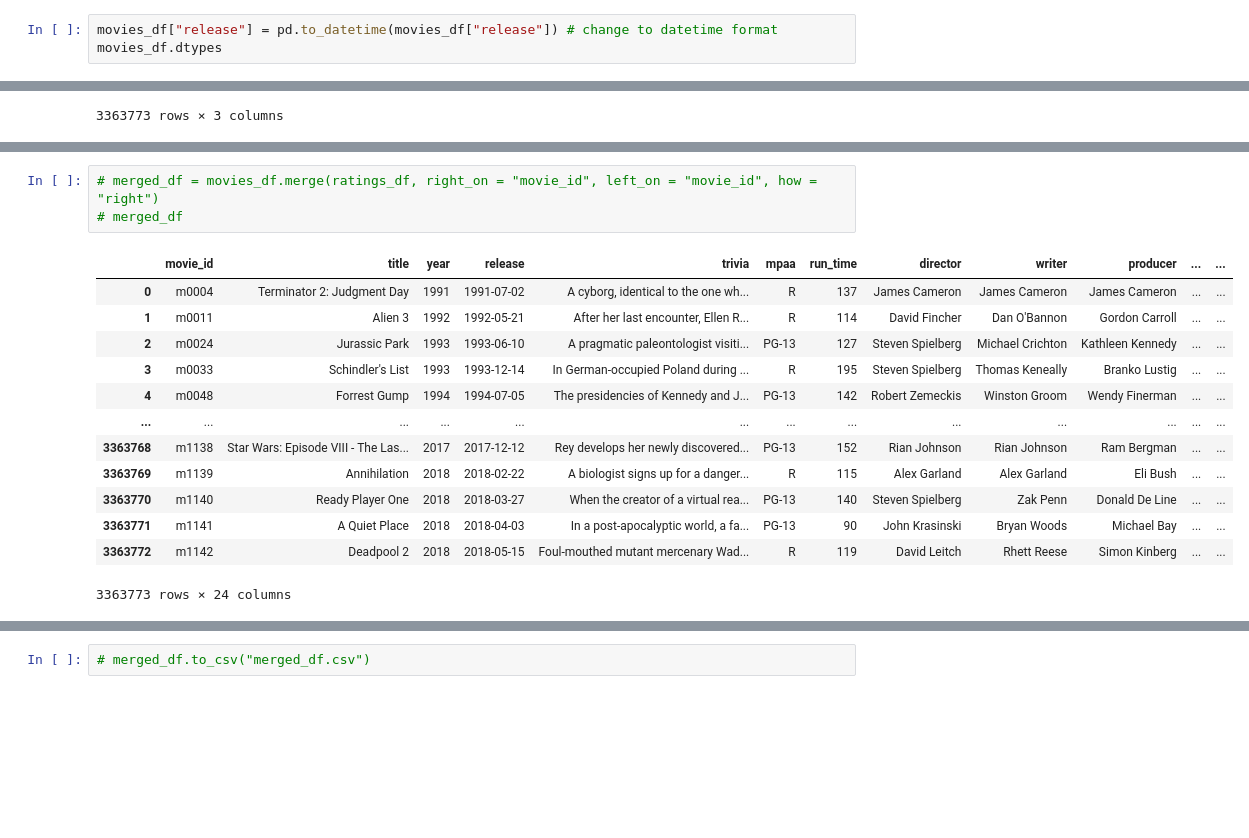
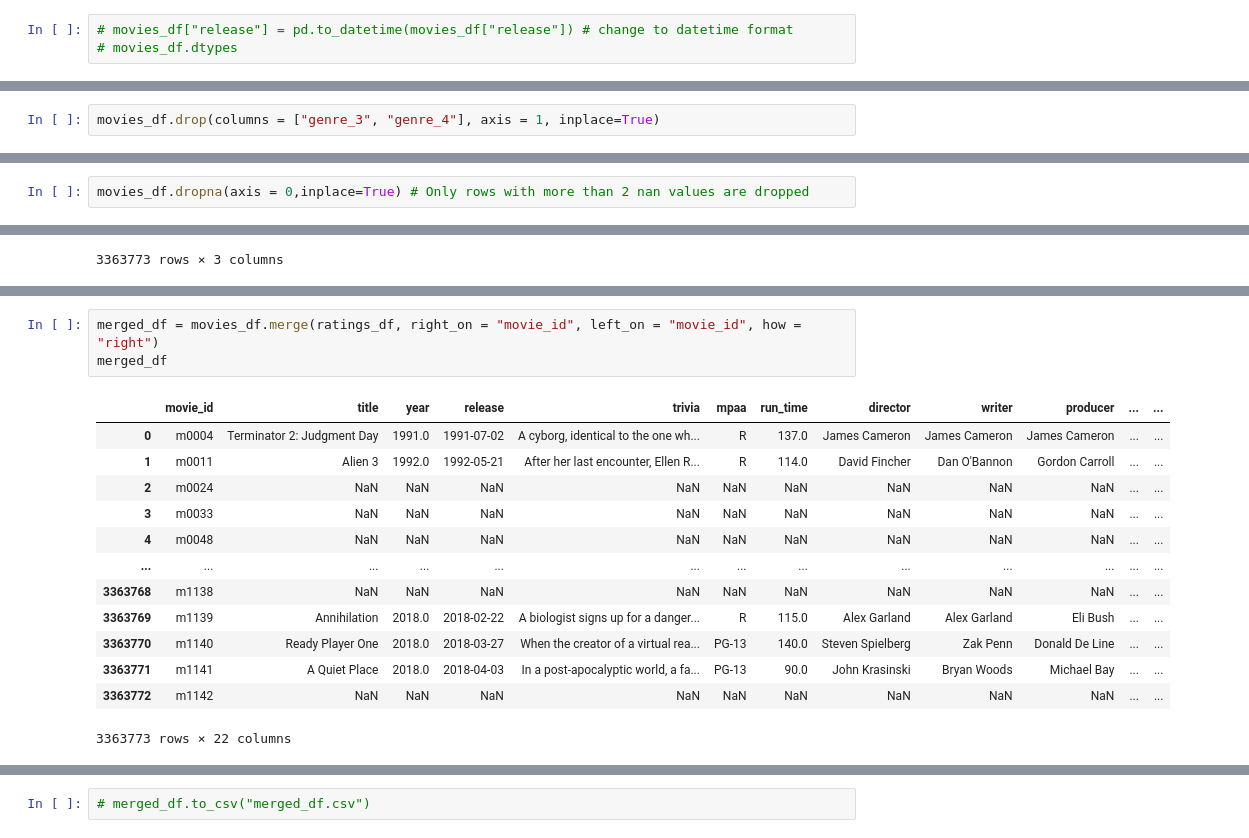
Before and after one commit to sansanity/CS4050-NB, a Jupyter notebook: INITIAL_DATA_CLEANING.ipynb, the cells around one changed output, grey strips where cells are left out. Cells and saved outputs as stored; diff of their text form; blank space fills up the shorter version.

```diff
--- a/INITIAL_DATA_CLEANING.ipynb
+++ b/INITIAL_DATA_CLEANING.ipynb
@@ -53,5 +65,5 @@ genre_3          object
 genre_4          object
 dtype: object
 # %%
-movies_df["release"] = pd.to_datetime(movies_df["release"]) # change to datetime format
-movies_df.dtypes
+# movies_df["release"] = pd.to_datetime(movies_df["release"]) # change to datetime format
+# movies_df.dtypes
@@ -100,3 +96,5 @@ Key features don't seem to have missing values
+# %%
+movies_df.drop(columns = ["genre_3", "genre_4"], axis = 1, inplace=True)
 # %% [markdown]
 # Check for outliers using IQR
 # %%
@@ -120,0 +157,2 @@ worldwide has 95 outliers
+# %%
+movies_df.dropna(axis = 0,inplace=True) # Only rows with more than 2 nan values are dropped
@@ -161,17 +261,17 @@ ratings_df
 # %%
-# merged_df = movies_df.merge(ratings_df, right_on = "movie_id", left_on = "movie_id", how = "right")
-# merged_df
+merged_df = movies_df.merge(ratings_df, right_on = "movie_id", left_on = "movie_id", how = "right")
+merged_df
 # %% [output]
 |  | movie_id | title | year | release | trivia | mpaa | run_time | director | writer | producer | ... | ... |
-| 0 | m0004 | Terminator 2: Judgment Day | 1991 | 1991-07-02 | A cyborg, identical to the one wh... | R | 137 | James Cameron | James Cameron | James Cameron | ... | ... |
-| 1 | m0011 | Alien 3 | 1992 | 1992-05-21 | After her last encounter, Ellen R... | R | 114 | David Fincher | Dan O'Bannon | Gordon Carroll | ... | ... |
-| 2 | m0024 | Jurassic Park | 1993 | 1993-06-10 | A pragmatic paleontologist visiti... | PG-13 | 127 | Steven Spielberg | Michael Crichton | Kathleen Kennedy | ... | ... |
-| 3 | m0033 | Schindler's List | 1993 | 1993-12-14 | In German-occupied Poland during ... | R | 195 | Steven Spielberg | Thomas Keneally | Branko Lustig | ... | ... |
-| 4 | m0048 | Forrest Gump | 1994 | 1994-07-05 | The presidencies of Kennedy and J... | PG-13 | 142 | Robert Zemeckis | Winston Groom | Wendy Finerman | ... | ... |
+| 0 | m0004 | Terminator 2: Judgment Day | 1991.0 | 1991-07-02 | A cyborg, identical to the one wh... | R | 137.0 | James Cameron | James Cameron | James Cameron | ... | ... |
+| 1 | m0011 | Alien 3 | 1992.0 | 1992-05-21 | After her last encounter, Ellen R... | R | 114.0 | David Fincher | Dan O'Bannon | Gordon Carroll | ... | ... |
+| 2 | m0024 | NaN | NaN | NaN | NaN | NaN | NaN | NaN | NaN | NaN | ... | ... |
+| 3 | m0033 | NaN | NaN | NaN | NaN | NaN | NaN | NaN | NaN | NaN | ... | ... |
+| 4 | m0048 | NaN | NaN | NaN | NaN | NaN | NaN | NaN | NaN | NaN | ... | ... |
 | ... | ... | ... | ... | ... | ... | ... | ... | ... | ... | ... | ... | ... |
-| 3363768 | m1138 | Star Wars: Episode VIII - The Las... | 2017 | 2017-12-12 | Rey develops her newly discovered... | PG-13 | 152 | Rian Johnson | Rian Johnson | Ram Bergman | ... | ... |
-| 3363769 | m1139 | Annihilation | 2018 | 2018-02-22 | A biologist signs up for a danger... | R | 115 | Alex Garland | Alex Garland | Eli Bush | ... | ... |
-| 3363770 | m1140 | Ready Player One | 2018 | 2018-03-27 | When the creator of a virtual rea... | PG-13 | 140 | Steven Spielberg | Zak Penn | Donald De Line | ... | ... |
-| 3363771 | m1141 | A Quiet Place | 2018 | 2018-04-03 | In a post-apocalyptic world, a fa... | PG-13 | 90 | John Krasinski | Bryan Woods | Michael Bay | ... | ... |
-| 3363772 | m1142 | Deadpool 2 | 2018 | 2018-05-15 | Foul-mouthed mutant mercenary Wad... | R | 119 | David Leitch | Rhett Reese | Simon Kinberg | ... | ... |
+| 3363768 | m1138 | NaN | NaN | NaN | NaN | NaN | NaN | NaN | NaN | NaN | ... | ... |
+| 3363769 | m1139 | Annihilation | 2018.0 | 2018-02-22 | A biologist signs up for a danger... | R | 115.0 | Alex Garland | Alex Garland | Eli Bush | ... | ... |
+| 3363770 | m1140 | Ready Player One | 2018.0 | 2018-03-27 | When the creator of a virtual rea... | PG-13 | 140.0 | Steven Spielberg | Zak Penn | Donald De Line | ... | ... |
+| 3363771 | m1141 | A Quiet Place | 2018.0 | 2018-04-03 | In a post-apocalyptic world, a fa... | PG-13 | 90.0 | John Krasinski | Bryan Woods | Michael Bay | ... | ... |
+| 3363772 | m1142 | NaN | NaN | NaN | NaN | NaN | NaN | NaN | NaN | NaN | ... | ... |
-3363773 rows × 24 columns
+3363773 rows × 22 columns
```
Also changed, not shown: parts of 17 cells of this notebook.
